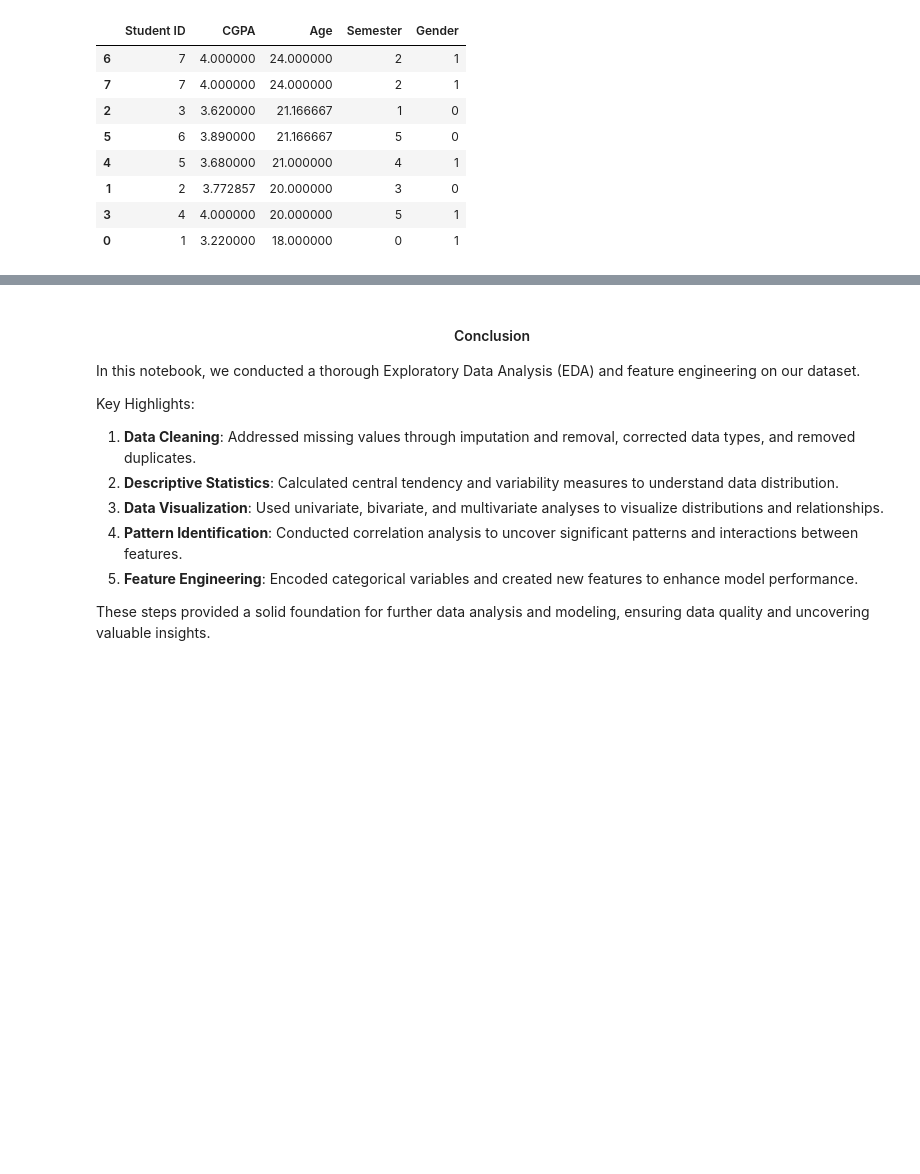
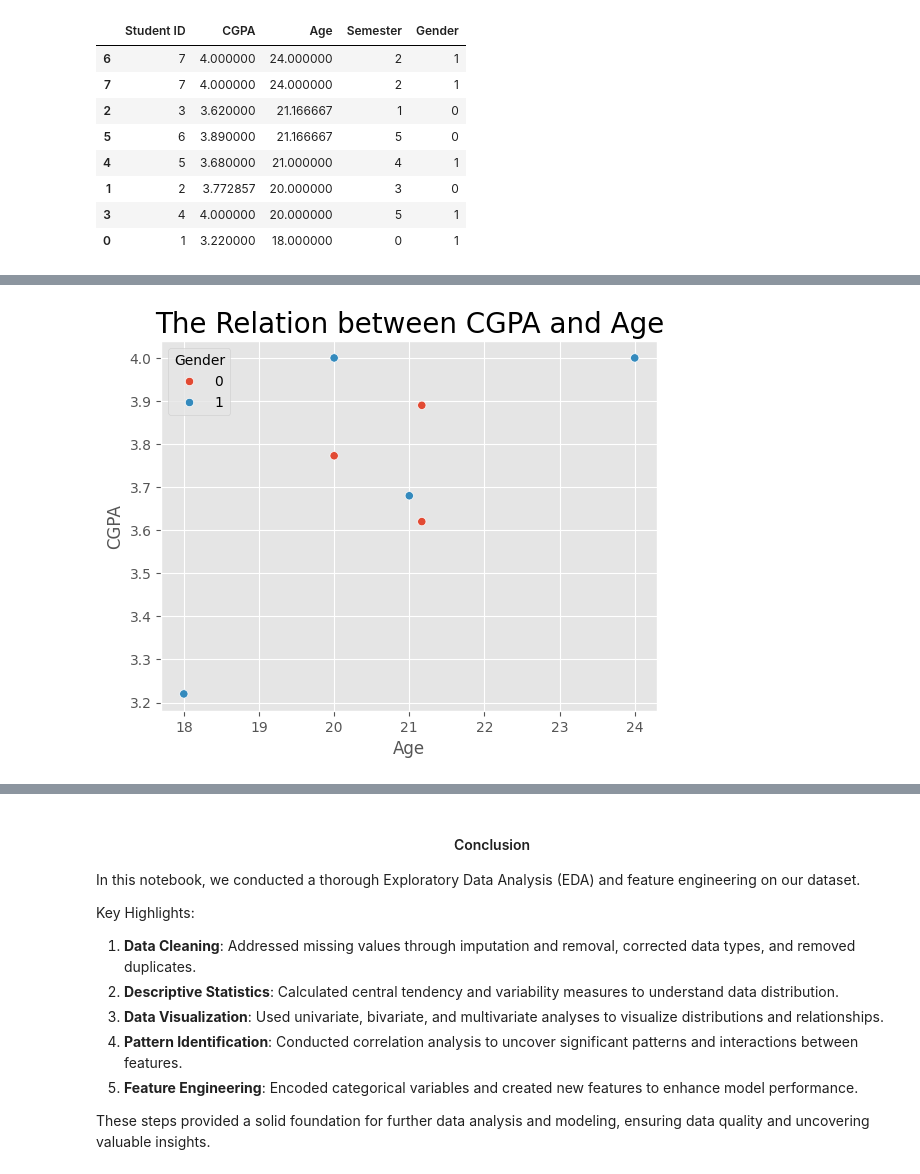
Before and after one commit to ar-sayeem/Feature-Engineering, a Jupyter notebook: feature_engineering.ipynb, the cells around one changed output, grey strips where cells are left out. Drawn from its saved outputs; the diff is of its cells as text; code cells hidden in the pictures; blank space fills up the shorter version.

```diff
--- a/feature_engineering.ipynb
+++ b/feature_engineering.ipynb
@@ -351,3 +363,11 @@ plt.show()
+# %%
+# Scatterplot: The Relation between CGPA and Gender
+
+sns.scatterplot(data = df_numeric, x = 'Age', y = 'CGPA', hue = 'Gender')
+plt.title('The Relation between CGPA and Age', fontsize = 20)
+plt.show()
+# %% [output]
+[figure, added]
 # %%
 # Histogram
 
```
Also changed, not shown: parts of 11 cells of this notebook.
